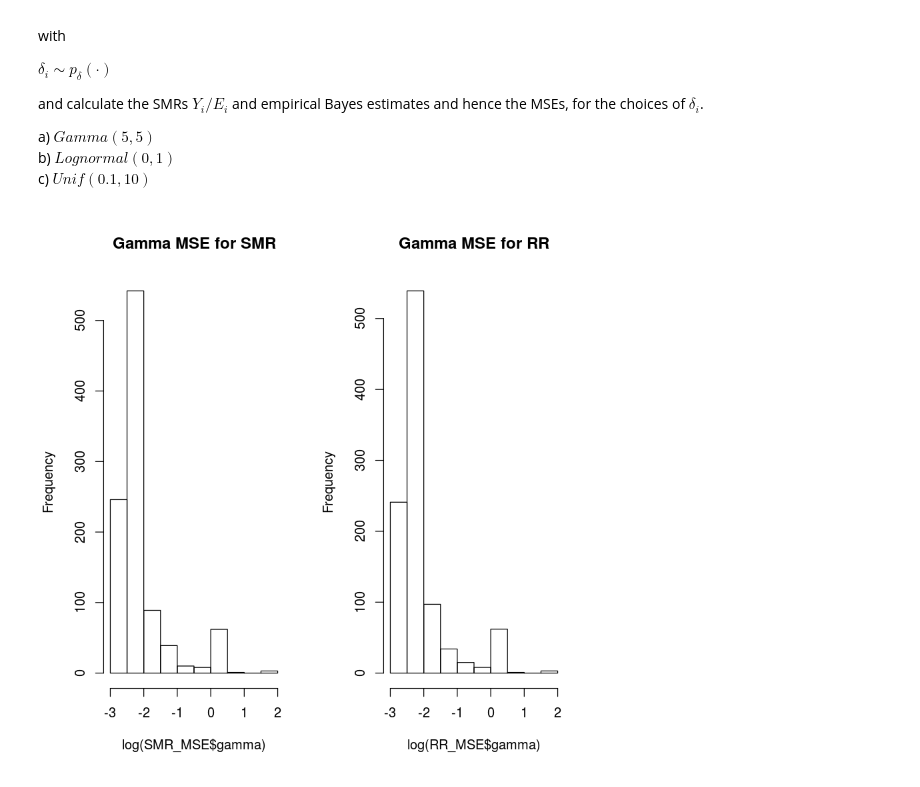
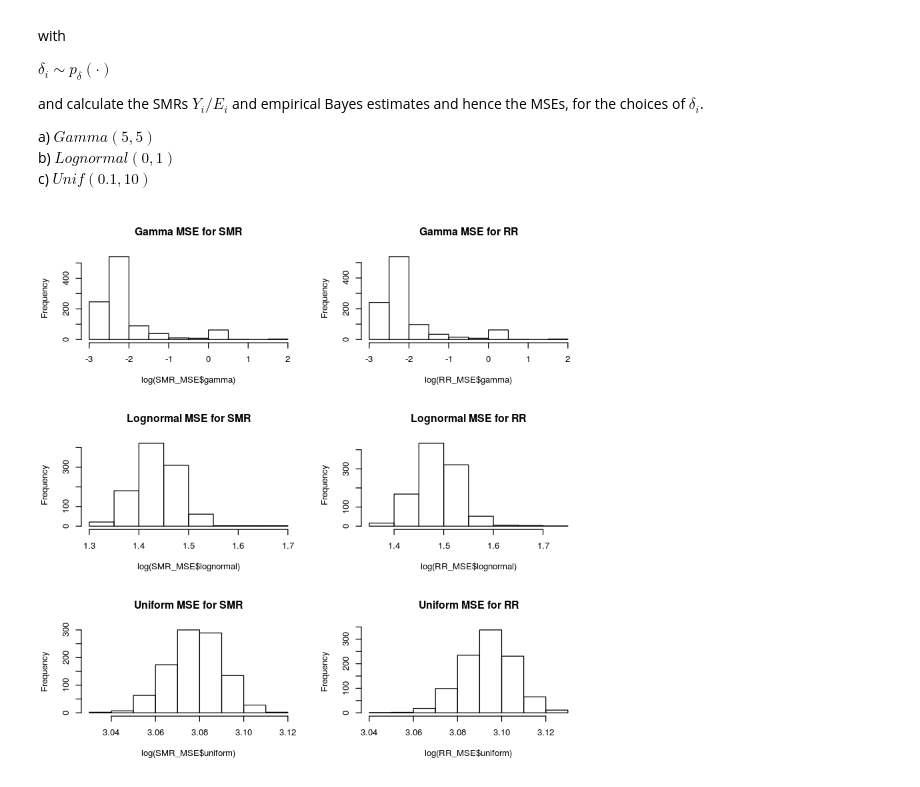
Before and after one commit to nmmarquez/spatial_epi, a Jupyter notebook: homework/hw2/hw2.ipynb, the cells around one changed output. Drawn from its saved outputs; the diff is of its cells as text; code cells hidden in the pictures.

```diff
--- a/homework/hw2/hw2.ipynb
+++ b/homework/hw2/hw2.ipynb
@@ -311,9 +311,13 @@ RR_MSE <- lapply(names(deltas), function(x)
     colSums((RR_delta_hat[[x]] - deltas[[x]])**2) / N)
 names(RR_MSE) <- names(deltas)
 # %%
-par(mfrow=c(1,2))
+par(mfrow=c(3,2))
 
 hist(log(SMR_MSE$gamma), main="Gamma MSE for SMR")
 hist(log(RR_MSE$gamma), main="Gamma MSE for RR")
+hist(log(SMR_MSE$lognormal), main="Lognormal MSE for SMR")
+hist(log(RR_MSE$lognormal), main="Lognormal MSE for RR")
+hist(log(SMR_MSE$uniform), main="Uniform MSE for SMR")
+hist(log(RR_MSE$uniform), main="Uniform MSE for RR")
 # %% [output]
-[figure, old version]
+[figure, new version]
```
Also changed, not shown: parts of 5 cells of this notebook.
